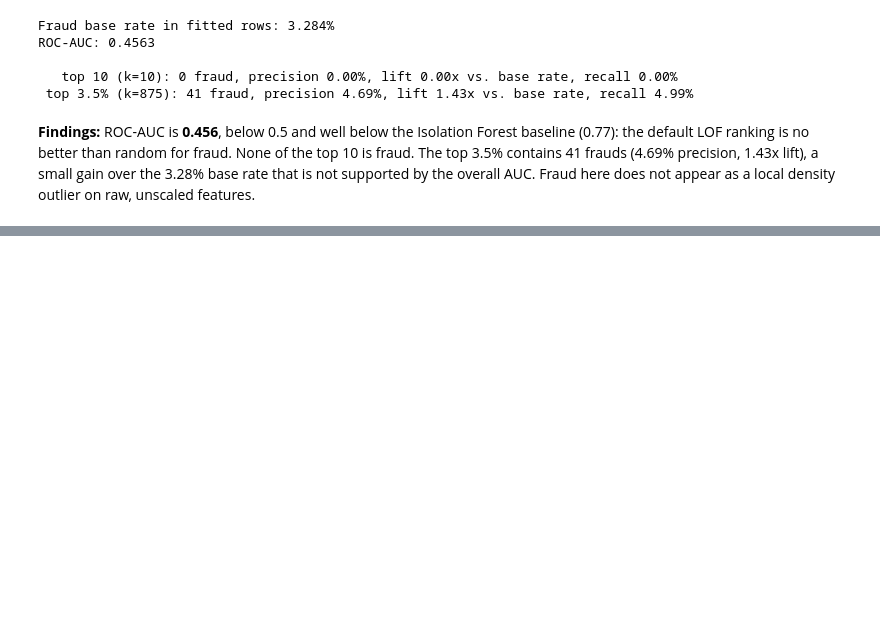
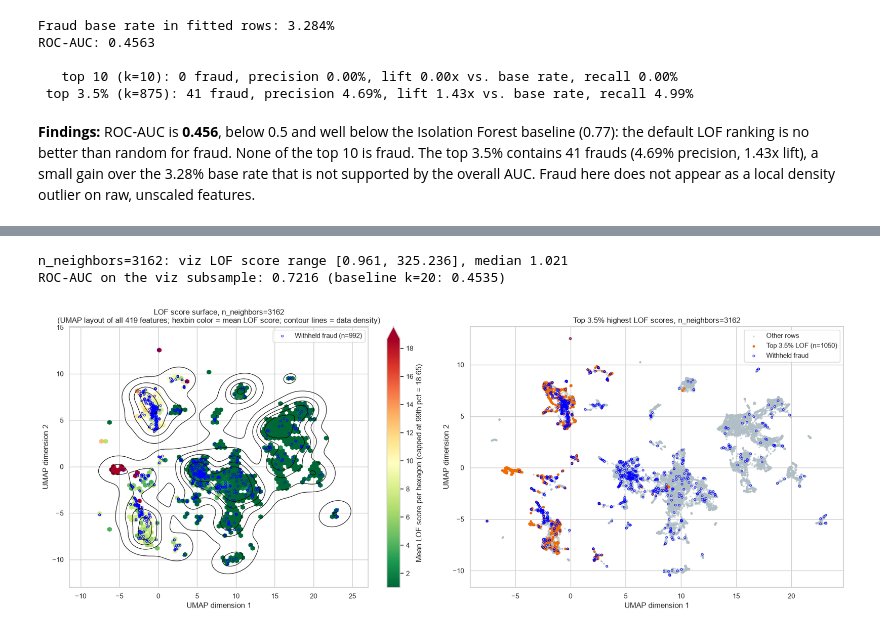
Before and after one commit to Nafisatibrahim/Unsupervised-fraud-detection-the-outliers, a Jupyter notebook: 02_joyce/notebooks/local_outlier_factor.ipynb, the cells around one changed output, grey strips where cells are left out. Saved outputs shown, nothing was run; the diff lists cells and outputs as text; code cells hidden in the pictures; blank space fills up the shorter version.

```diff
--- a/02_joyce/notebooks/local_outlier_factor.ipynb
+++ b/02_joyce/notebooks/local_outlier_factor.ipynb
@@ -214,0 +309,49 @@ ROC-AUC: 0.4563
+# %%
+BEST_K = int(best_k)
+TOP_FRAC = 0.035
+
+# Same visualization rows as the baseline UMAP; only n_neighbors changes
+viz_scores_best = -LocalOutlierFactor(n_neighbors=BEST_K).fit(X_viz).negative_outlier_factor_
+print(f"n_neighbors={BEST_K}: viz LOF score range "
+      f"[{viz_scores_best.min():.3f}, {viz_scores_best.max():.3f}], median {np.median(viz_scores_best):.3f}")
+print(f"ROC-AUC on the viz subsample: {roc_auc_score(viz_fraud, viz_scores_best):.4f} "
+      f"(baseline k=20: {roc_auc_score(viz_fraud, viz_scores):.4f})")
+
+vmax = np.quantile(viz_scores_best, 0.99)
+fraud_mask = viz_fraud == 1
+top_mask = viz_scores_best >= np.quantile(viz_scores_best, 1 - TOP_FRAC)
+
+fig, axes = plt.subplots(1, 2, figsize=(18, 7))
+
+ax = axes[0]
+hb = ax.hexbin(embedding[:, 0], embedding[:, 1], C=viz_scores_best, reduce_C_function=np.mean,
+               gridsize=60, cmap="RdYlGn_r", mincnt=5, vmin=1, vmax=vmax)
+plt.colorbar(hb, ax=ax, extend="max",
+             label=f"Mean LOF score per hexagon (capped at 99th pct = {vmax:.2f})")
+sns.kdeplot(x=embedding[:, 0], y=embedding[:, 1], levels=6, color="black", linewidths=0.8, ax=ax)
+ax.scatter(embedding[fraud_mask, 0], embedding[fraud_mask, 1], s=10, facecolors="none",
+           edgecolors="blue", linewidths=0.7, label=f"Withheld fraud (n={fraud_mask.sum()})")
+ax.set_title(f"LOF score surface, n_neighbors={BEST_K}\n"
+             "(UMAP layout of all 419 features; hexbin color = mean LOF score; "
+             "contour lines = data density)")
+ax.legend(loc="best")
+
+ax = axes[1]
+ax.scatter(embedding[~top_mask, 0], embedding[~top_mask, 1], s=3, color="#B0BEC5", alpha=0.5,
+           label="Other rows")
+ax.scatter(embedding[top_mask, 0], embedding[top_mask, 1], s=8, color="#EF6C00",
+           label=f"Top {TOP_FRAC:.1%} LOF (n={top_mask.sum()})")
+ax.scatter(embedding[fraud_mask, 0], embedding[fraud_mask, 1], s=10, facecolors="none",
+           edgecolors="blue", linewidths=0.7, label="Withheld fraud")
+ax.set_title(f"Top {TOP_FRAC:.1%} highest LOF scores, n_neighbors={BEST_K}")
+ax.legend(loc="best")
+
+for ax in axes:
+    ax.set_xlabel("UMAP dimension 1")
+    ax.set_ylabel("UMAP dimension 2")
+plt.tight_layout()
+plt.show()
+# %% [output]
+n_neighbors=3162: viz LOF score range [0.961, 325.236], median 1.021
+ROC-AUC on the viz subsample: 0.7216 (baseline k=20: 0.4535)
+[figure, added]
```
Also changed, not shown: parts of 9 cells of this notebook.
